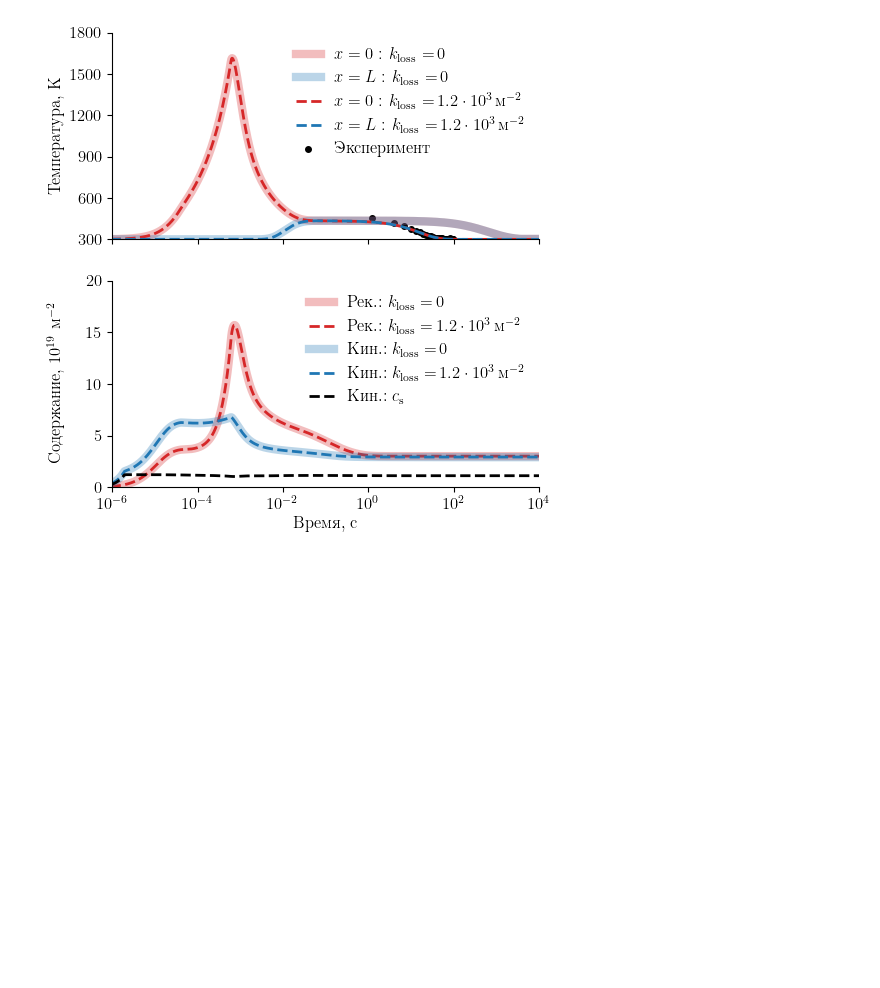
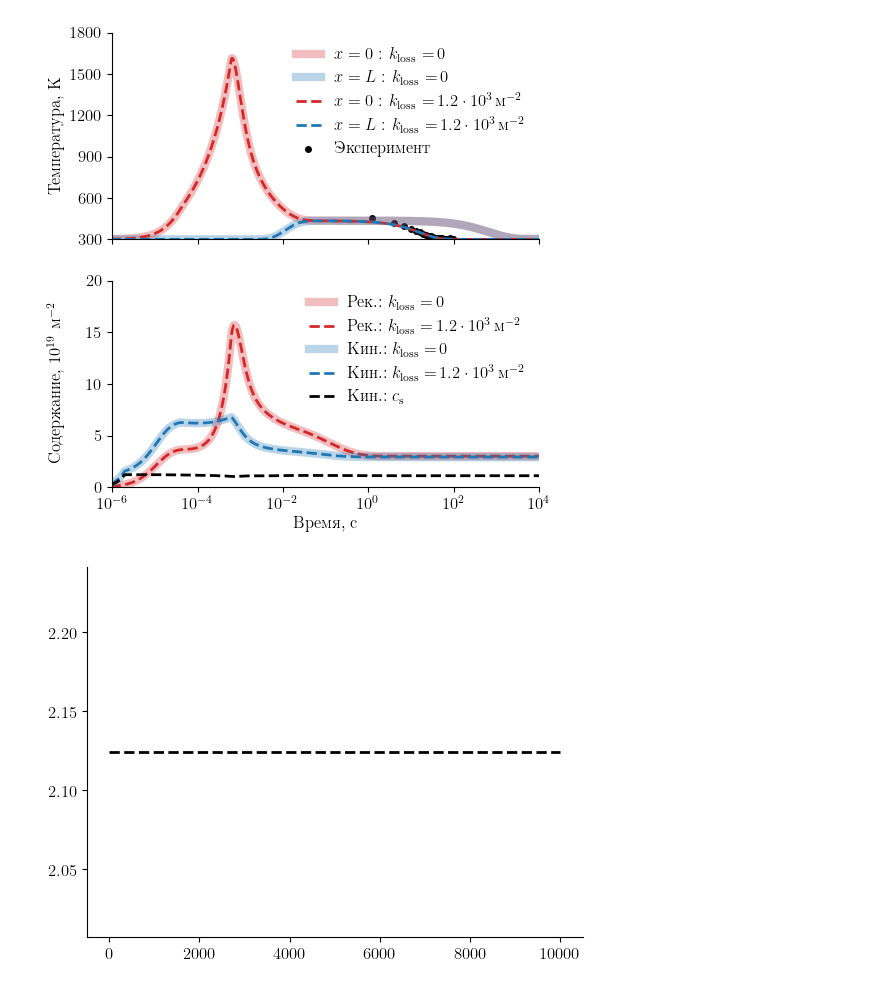
Before and after one commit to KulaginVladimir/PhD, a Jupyter notebook: Scripts/Chapter_3/QSPA_validation/QSPA.ipynb, the cells around one changed output. Drawn from its saved outputs; the diff is of its cells as text; code cells hidden in the pictures; blank space fills up the shorter version.

```diff
--- a/Scripts/Chapter_3/QSPA_validation/QSPA.ipynb
+++ b/Scripts/Chapter_3/QSPA_validation/QSPA.ipynb
@@ -999,3 +980,20 @@ plt.savefig(
 plt.show()
 # %% [output]
 [figure]
+# %%
+def Qc(cs):
+    theta = cs / mat.n_surf
+
+    return 2*(1.062152 / (1 + custom_exp((theta - 0.58) / 0.0262)))
+
+plt.plot(
+            t,
+            Qc(np.zeros_like(t)) ,
+            label=r"Кин.: $c_\mathrm{s}$",
+            ls="dashed",
+            lw=2,
+            color="black",
+        )
+plt.show()
+# %% [output]
+[figure, added]
```
Also changed, not shown: parts of 2 cells of this notebook, 20 other files.
